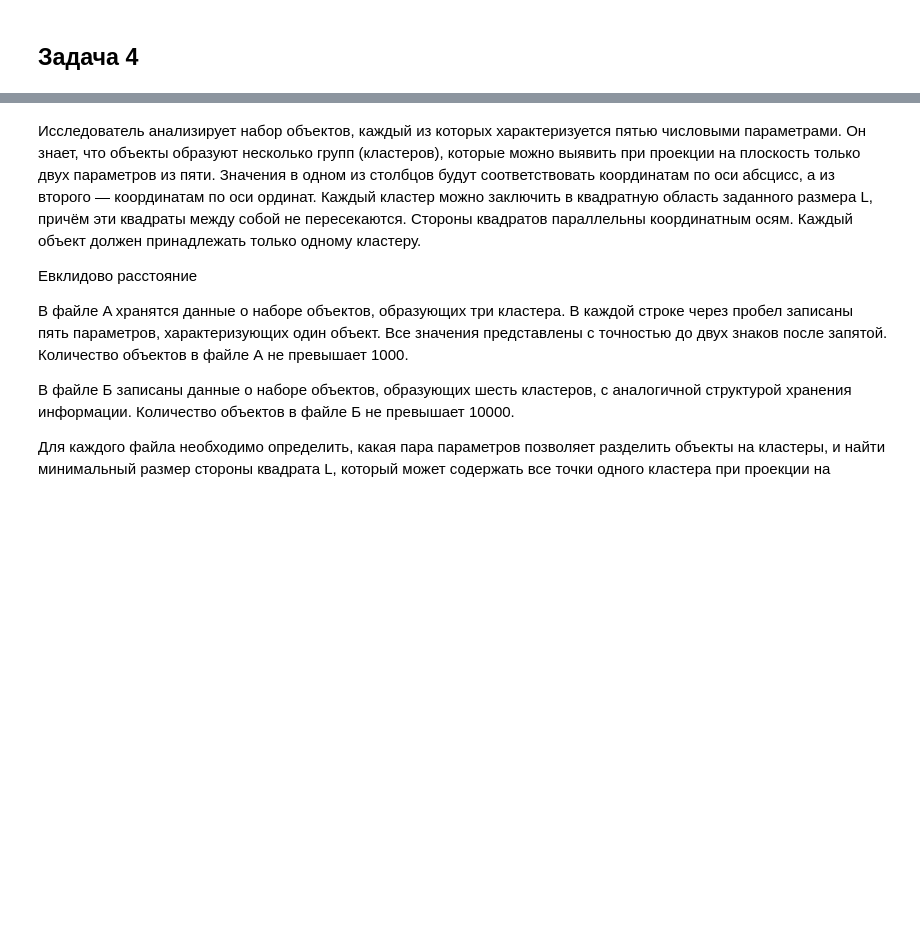
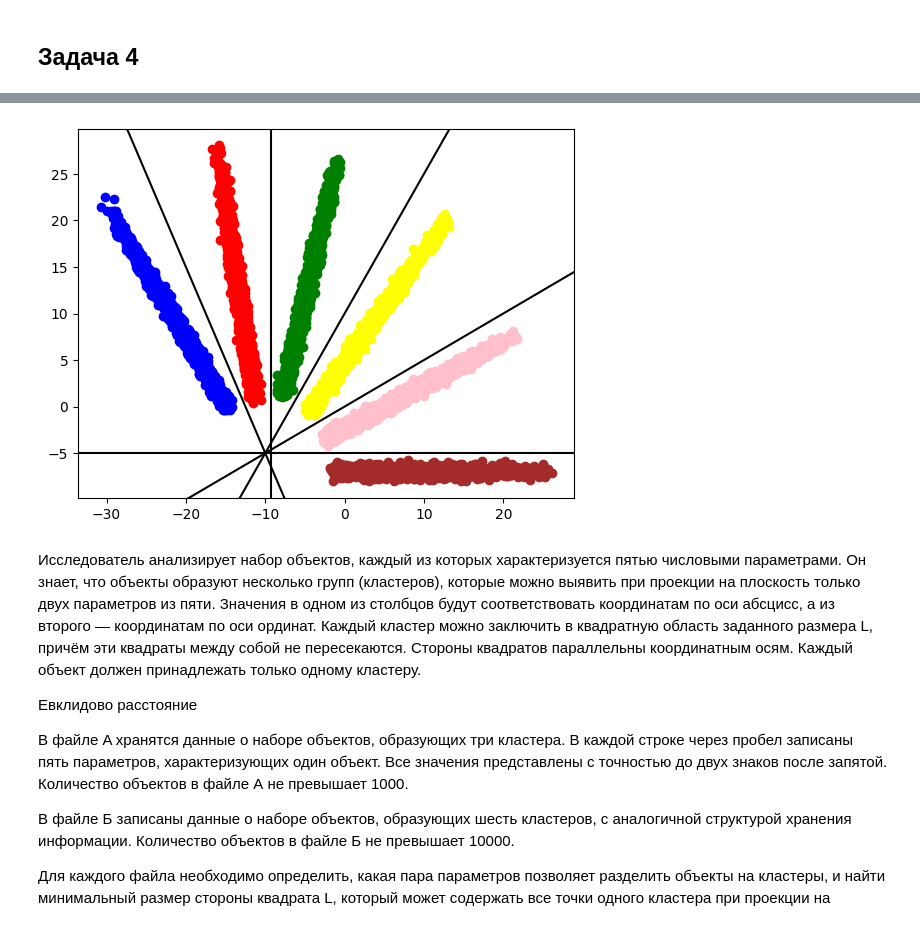
Before and after one commit to AksenovVA/more_ege, a Jupyter notebook: more_ege.ipynb, the cells around one changed output, grey strips where cells are left out. Saved outputs shown, nothing was run; the diff lists cells and outputs as text; code cells hidden in the pictures; blank space fills up the shorter version.

```diff
--- a/more_ege.ipynb
+++ b/more_ege.ipynb
@@ -224,2 +291,87 @@ plt.show()
 # %% [markdown]
 ## Задача 4
+# %%
+import matplotlib.pyplot as plt
+
+def dist(x1, y1, x2, y2):
+  dx = x1 - x2
+  dy = y1 - y2
+  return math.sqrt(dx * dx + dy * dy)
+
+
+def center(x, y):
+  ans = (x[0], y[0])
+  dst = math.inf
+  for i in range(len(x)):
+    sm = 0
+    for j in range(len(x)):
+
+      sm += dist(x[i], y[i], x[j], y[j])
+    if sm < dst:
+      dst = sm
+      ans = (x[i], y[i])
+  return ans
+
+
+with open('/content/3_B.txt', 'r') as fin:
+  m = fin.readlines()
+x, y = [], []
+for line in m:
+  a, b = line.split()
+  x.append(float(a.replace(',', '.')))
+  y.append(float(b.replace(',', '.')))
+
+fir_x, fir_y = [], []
+sec_x, sec_y = [], []
+thr_x, thr_y = [], []
+four_x, four_y = [], []
+fifth_x, fifth_y = [], []
+sixth_x, sixth_y = [], []
+
+for i in range(len(x)):
+  if (y[i] < -2 * x[i] - 25):
+    fir_x.append(x[i])
+    fir_y.append(y[i])
+  elif (x[i] < -9.3):
+    sec_x.append(x[i])
+    sec_y.append(y[i])
+  elif (y[i] > 1.5 * x[i] + 10):
+    thr_x.append(x[i])
+    thr_y.append(y[i])
+  elif (y[i] > 0.5 * x[i]):
+    four_x.append(x[i])
+    four_y.append(y[i])
+  elif (y[i] > -5):
+    fifth_x.append(x[i])
+    fifth_y.append(y[i])
+  else:
+    sixth_x.append(x[i])
+    sixth_y.append(y[i])
+
+
+
+a = center(fir_x, fir_y)
+b = center(sec_x, sec_y)
+c = center(thr_x, thr_y)
+d = center(four_x, four_y)
+e = center(fifth_x, fifth_y)
+f = center(sixth_x, sixth_y)
+ans_x = [a[0], b[0], c[0], d[0], e[0], f[0]]
+ans_y = [a[1], b[1], c[1], d[1], e[1], f[1]]
+print(a, b, c, d, e, f)
+print(int(sum(ans_x) / len(ans_x) * 10000), int(sum(ans_y) / len(ans_y) * 10000))
+
+plt.scatter(fir_x, fir_y, color = 'blue')
+plt.scatter(sec_x, sec_y, color = 'red')
+plt.scatter(thr_x, thr_y, color = 'green')
+plt.scatter(four_x, four_y, color = 'yellow')
+plt.scatter(fifth_x, fifth_y, color = 'pink')
+plt.scatter(sixth_x, sixth_y, color = 'brown')
+
+plt.axline([-10, -5], [-20, 15], color='black')
+plt.axline([-9.3, -5], [-9.3, 0], color='black')
+plt.axline([-10, -5], [0, 10], color='black')
+plt.axline([-10, -5], [0, 0], color='black')
+plt.axline([-10, -5], [0, -5], color='black')
+plt.show()
+# %% [output]
@@ -226,3 +380,4 @@ plt.show()
+[figure, added]
 # %% [markdown]
 Исследователь анализирует набор объектов, каждый из которых характеризуется пятью числовыми параметрами. Он знает, что объекты образуют несколько групп (кластеров), которые можно выявить при проекции на плоскость только двух параметров из пяти. Значения в одном из столбцов будут соответствовать координатам по оси абсцисс, а из второго — координатам по оси ординат. Каждый кластер можно заключить в квадратную область заданного размера L, причём эти квадраты между собой не пересекаются. Стороны квадратов параллельны координатным осям. Каждый объект должен принадлежать только одному кластеру.
 
```
Also changed, not shown: parts of 2 cells of this notebook.
